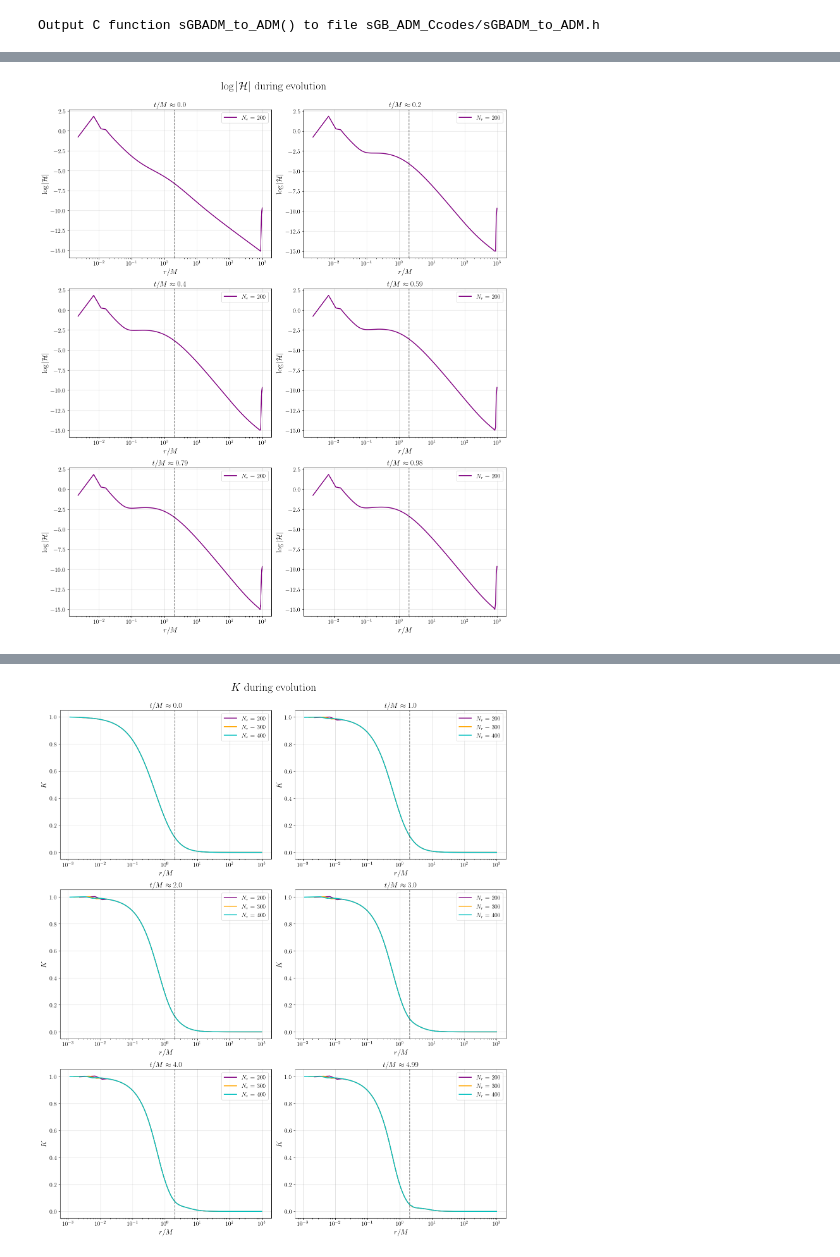
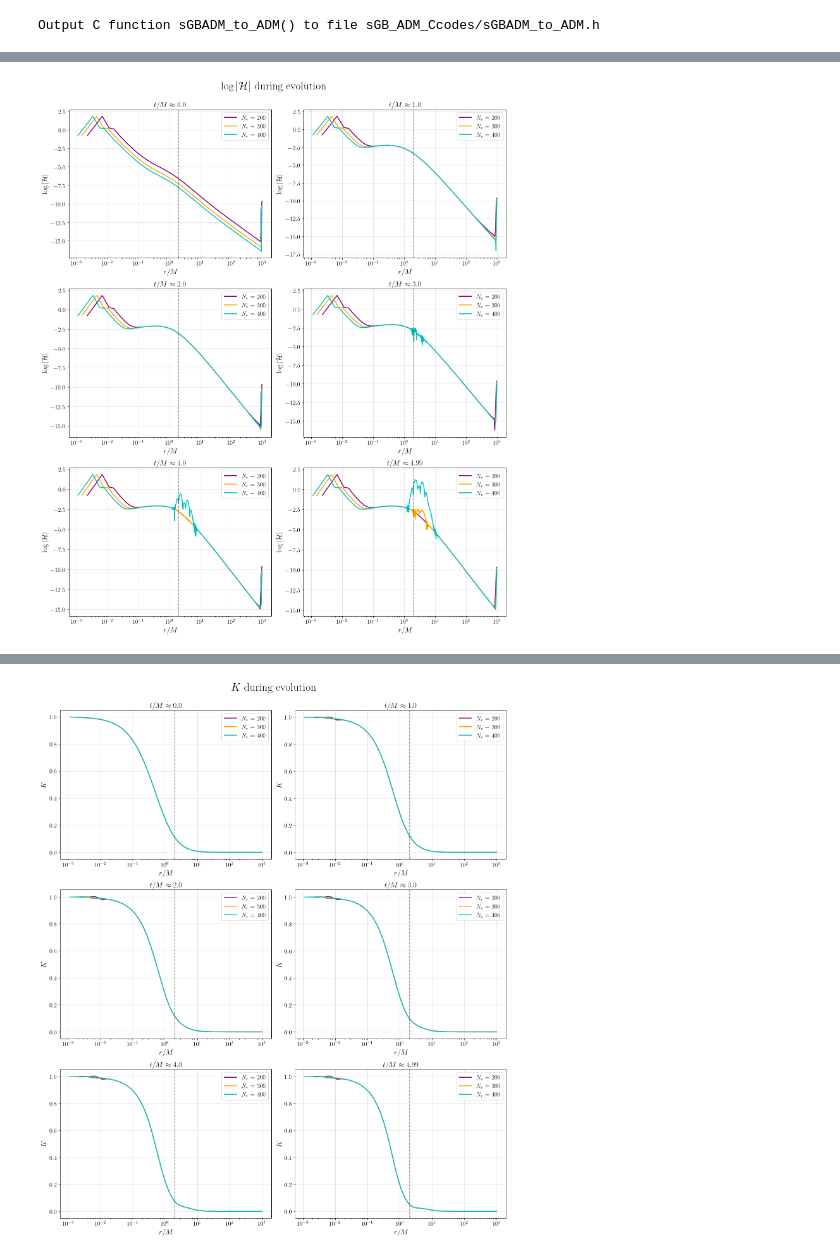
Before and after one commit to benesvit/sGB_ADM_simulation, a Jupyter notebook: sGB_ADM_simulation.ipynb, the cells around one changed output, grey strips where cells are left out. Cells and saved outputs as stored; diff of their text form; code cells hidden in the pictures.

```diff
--- a/sGB_ADM_simulation.ipynb
+++ b/sGB_ADM_simulation.ipynb
@@ -602,9 +661,9 @@ Finished compilation.
 # %%
 import simulation_graphs as sg
 
-sg.plot_evolution(3, outdir, r_resolutions[:1], 6)
+sg.plot_evolution(tensor_ind=3, out_directory=outdir, r_resolutions=r_resolutions, N_plots=6)
 # %% [output]
-[figure, old version]
+[figure, new version]
 # %%
 sg.plot_evolution(8, outdir, r_resolutions, 6)
 # %% [output]
```
Also changed, not shown: parts of 42 cells of this notebook, 2 other files.
